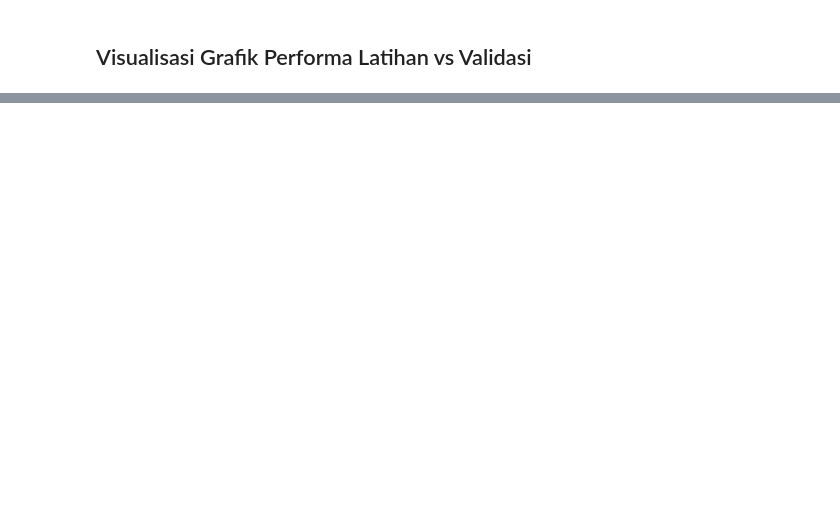
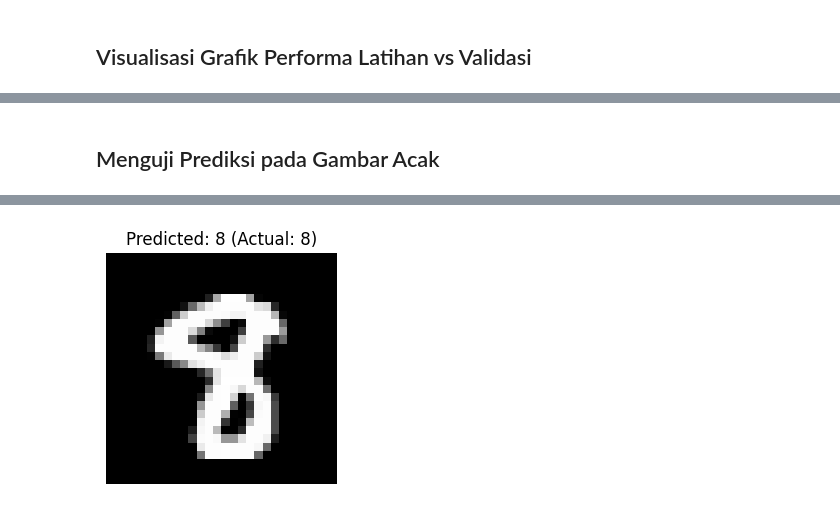
Before and after one commit to r021n/simple-machine-learing, a Jupyter notebook: Handwritten_Digit_Classification_NN.ipynb, the cells around one changed output, grey strips where cells are left out. Drawn from its saved outputs; the diff is of its cells as text; code cells hidden in the pictures; blank space fills up the shorter version.

Commit message:
Testing predictions on random images

```diff
--- a/Handwritten_Digit_Classification_NN.ipynb
+++ b/Handwritten_Digit_Classification_NN.ipynb
@@ -165,0 +166,18 @@ plt.show()
+# %% [markdown]
+## Menguji Prediksi pada Gambar Acak
+# %%
+import numpy as np
+
+random_index = np.random.randint(0, len(x_test))
+sample_image = x_test[random_index]
+sample_input = x_test_flattened[random_index].reshape(1, 784)
+
+predictions = model.predict(sample_input)
+predicted_label = np.argmax(predictions[0])
+
+plt.figure(figsize=(3, 3))
+plt.imshow(sample_image, cmap="gray")
+plt.title(f"Predicted: {predicted_label} (Actual: {y_test[random_index]})")
+plt.axis("off")
+plt.show()
+# %% [output]
@@ -165,0 +185 @@ plt.show()
+[figure, added]
```
Also changed, not shown: parts of 4 cells of this notebook.
